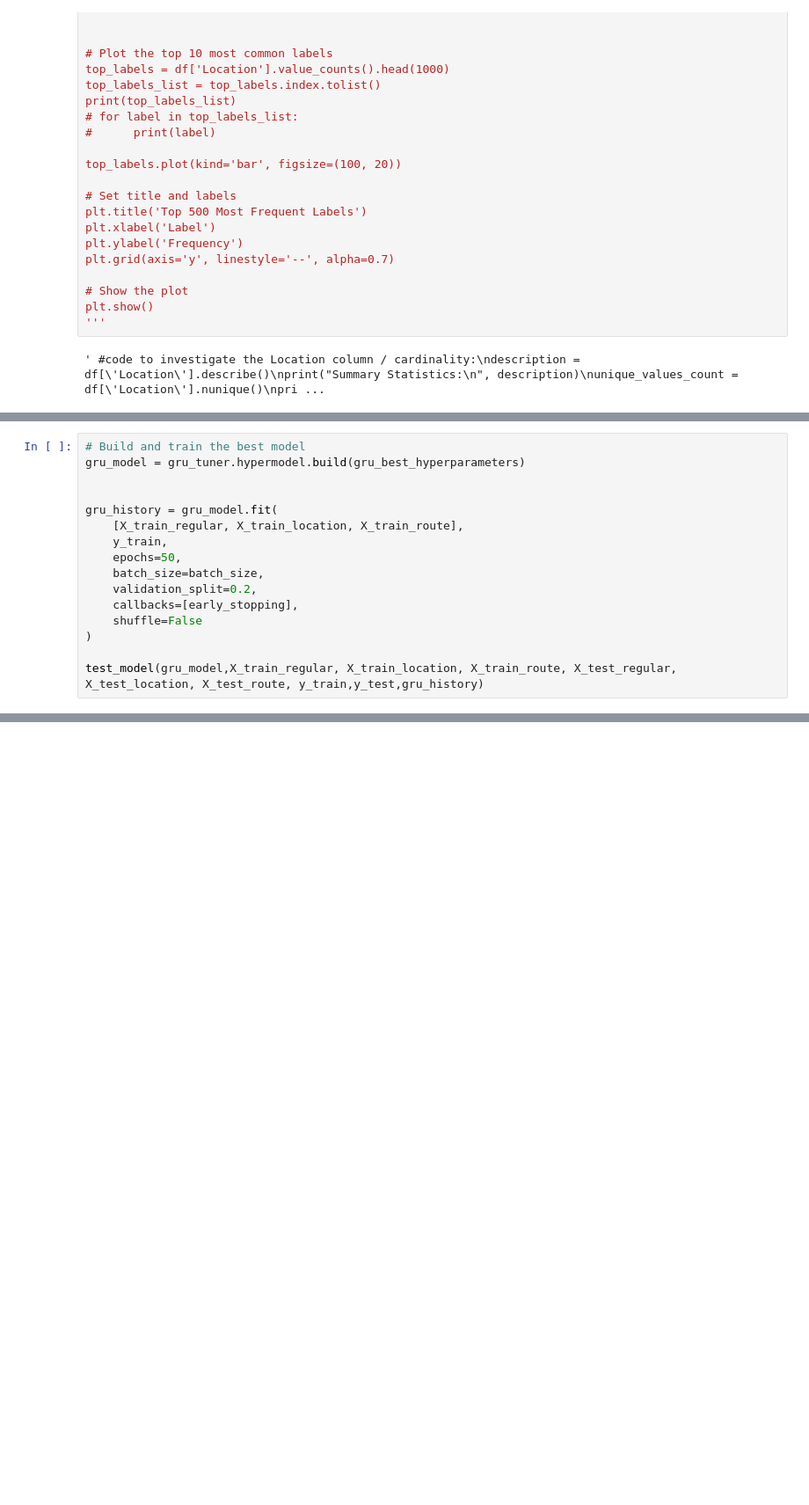
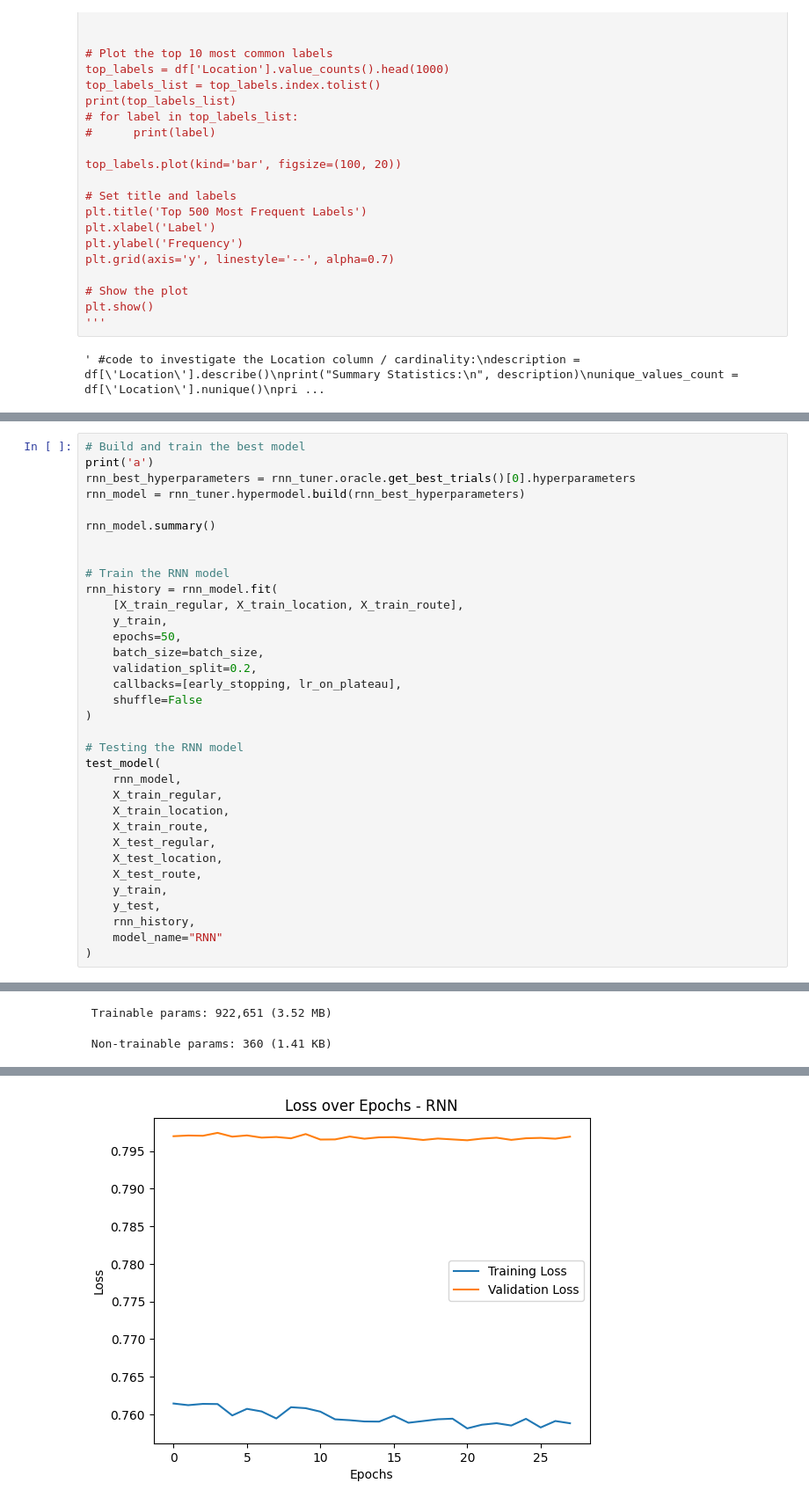
Before and after one commit to jaden-hong/AISE4010_project, a Jupyter notebook: ttc_project.ipynb, the cells around one changed output, grey strips where cells are left out. Shown at 88% size. Drawn from its saved outputs; the diff is of its cells as text; blank space fills up the shorter version.

```diff
--- a/ttc_project.ipynb
+++ b/ttc_project.ipynb
@@ -1186,17 +1256,36 @@ Epoch 1/3
 KeyboardInterrupt:
 # %%
 # Build and train the best model
-gru_model = gru_tuner.hypermodel.build(gru_best_hyperparameters)
+print('a')
+rnn_best_hyperparameters = rnn_tuner.oracle.get_best_trials()[0].hyperparameters
+rnn_model = rnn_tuner.hypermodel.build(rnn_best_hyperparameters)
+
+rnn_model.summary()
 
 
-gru_history = gru_model.fit(
+# Train the RNN model
+rnn_history = rnn_model.fit(
     [X_train_regular, X_train_location, X_train_route],
     y_train,
     epochs=50,
     batch_size=batch_size,
     validation_split=0.2,
-    callbacks=[early_stopping],
+    callbacks=[early_stopping, lr_on_plateau],
     shuffle=False
 )
 
-test_model(gru_model,X_train_regular, X_train_location, X_train_route, X_test_regular, X_test_location, X_test_route, y_train,y_test,gru_history)
+# Testing the RNN model
+test_model(
+    rnn_model,
+    X_train_regular,
+    X_train_location,
+    X_train_route,
+    X_test_regular,
+    X_test_location,
+    X_test_route,
+    y_train,
+    y_test,
+    rnn_history,
+    model_name="RNN"
+)
+# %% [output]
@@ -1202,0 +1312,2 @@ test_model(gru_model,X_train_regular, X_train_location, X_train_route, X_test_re
+ Trainable params: 922,651 (3.52 MB)
+ Non-trainable params: 360 (1.41 KB)
@@ -1202,0 +1331 @@ test_model(gru_model,X_train_regular, X_train_location, X_train_route, X_test_re
+[figure, added]
```
Also changed, not shown: parts of 20 cells of this notebook.
